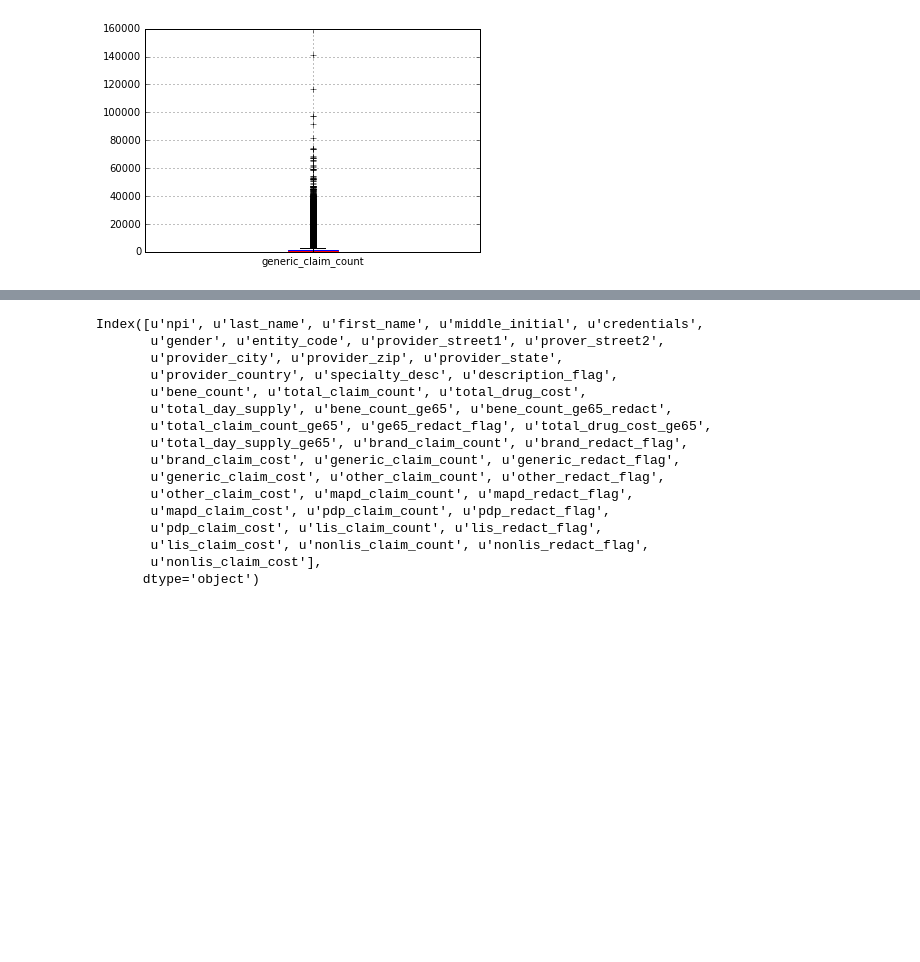
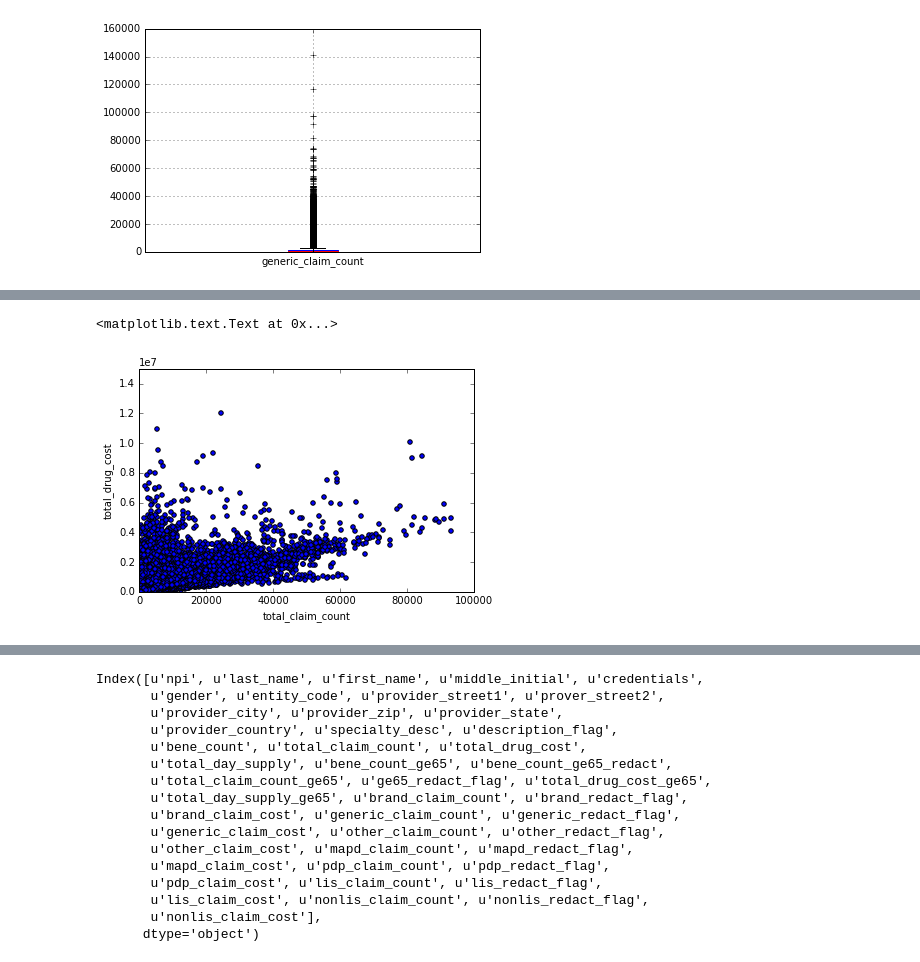
Before and after one commit to aurel1212/medicare-project, a Jupyter notebook: script/npi_13_EDA.ipynb, the cells around one changed output, grey strips where cells are left out. Drawn from its saved outputs; the diff is of its cells as text; code cells hidden in the pictures; blank space fills up the shorter version.

```diff
--- a/script/npi_13_EDA.ipynb
+++ b/script/npi_13_EDA.ipynb
@@ -242,0 +331,9 @@ The default value for 'return_type' will change to 'axes' in a future release.
+# %%
+plt.scatter(df_npi['total_claim_count'], df_npi['total_drug_cost'])
+plt.xlim(0,100000)
+plt.ylim(0,15000000)
+plt.xlabel('total_claim_count')
+plt.ylabel('total_drug_cost')
+# %% [output]
+<matplotlib.text.Text at 0x...>
+[figure, added]
```
Also changed, not shown: parts of 19 cells of this notebook.
